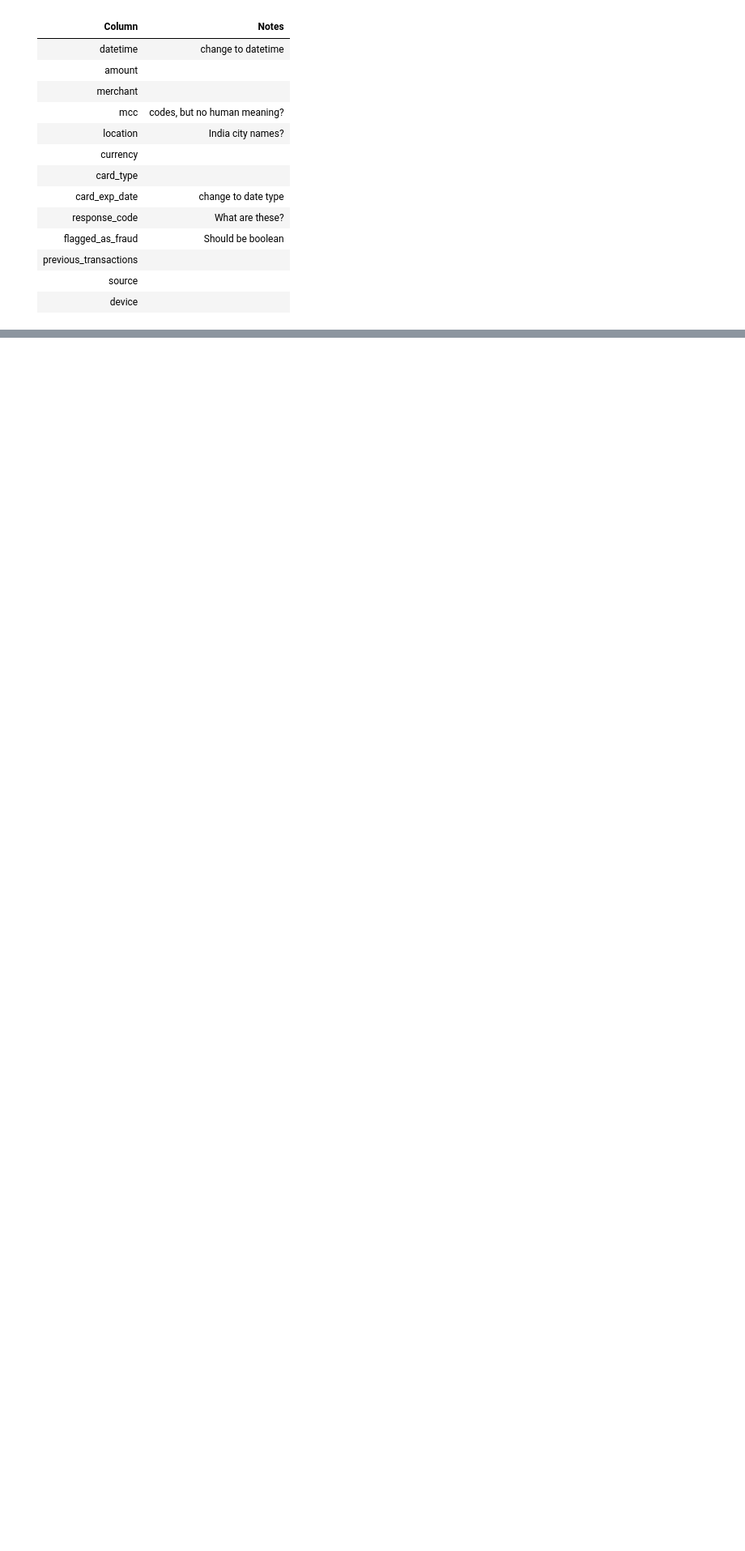
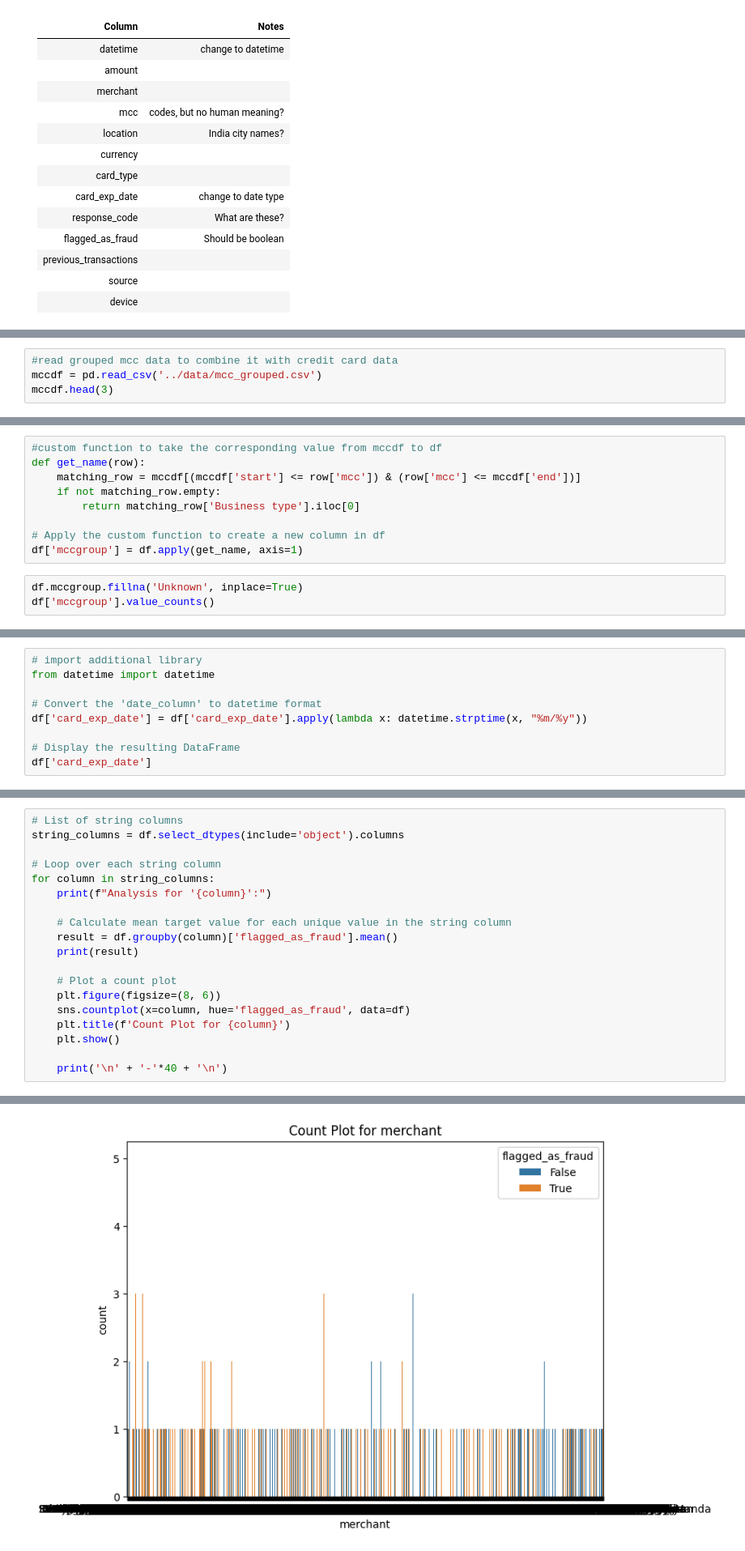
Before and after one commit to myhavok/bi-project, a Jupyter notebook: notebooks/eda_india.ipynb, the cells around one changed output, grey strips where cells are left out. Shown at 81% size. Drawn from its saved outputs; the diff is of its cells as text; blank space fills up the shorter version.

```diff
--- a/notebooks/eda_india.ipynb
+++ b/notebooks/eda_india.ipynb
@@ -121,0 +221,4 @@ Name: flagged_as_fraud, dtype: int64
+# %%
+#read grouped mcc data to combine it with credit card data
+mccdf = pd.read_csv('../data/mcc_grouped.csv')
+mccdf.head(3)
@@ -121,0 +230,12 @@ Name: flagged_as_fraud, dtype: int64
+# %%
+#custom function to take the corresponding value from mccdf to df
+def get_name(row):
+    matching_row = mccdf[(mccdf['start'] <= row['mcc']) & (row['mcc'] <= mccdf['end'])]
+    if not matching_row.empty:
+        return matching_row['Business type'].iloc[0]
+
+# Apply the custom function to create a new column in df
+df['mccgroup'] = df.apply(get_name, axis=1)
+# %%
+df.mccgroup.fillna('Unknown', inplace=True)
+df['mccgroup'].value_counts()
@@ -121,0 +291,9 @@ Name: flagged_as_fraud, dtype: int64
+# %%
+# import additional library
+from datetime import datetime
+
+# Convert the 'date_column' to datetime format
+df['card_exp_date'] = df['card_exp_date'].apply(lambda x: datetime.strptime(x, "%m/%y"))
+
+# Display the resulting DataFrame
+df['card_exp_date']
@@ -121,0 +313,20 @@ Name: flagged_as_fraud, dtype: int64
+# %%
+# List of string columns
+string_columns = df.select_dtypes(include='object').columns
+
+# Loop over each string column
+for column in string_columns:
+    print(f"Analysis for '{column}':")
+
+    # Calculate mean target value for each unique value in the string column
+    result = df.groupby(column)['flagged_as_fraud'].mean()
+    print(result)
+
+    # Plot a count plot
+    plt.figure(figsize=(8, 6))
+    sns.countplot(x=column, hue='flagged_as_fraud', data=df)
+    plt.title(f'Count Plot for {column}')
+    plt.show()
+
+    print('\n' + '-'*40 + '\n')
+# %% [output]
@@ -121,0 +347 @@ Name: flagged_as_fraud, dtype: int64
+[figure, added]
```
Also changed, not shown: parts of 19 cells of this notebook.
